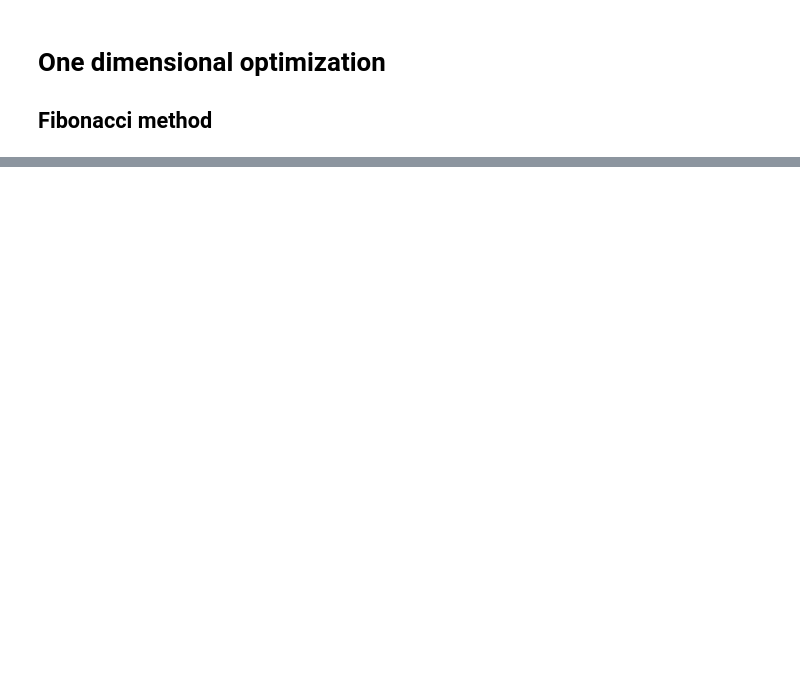
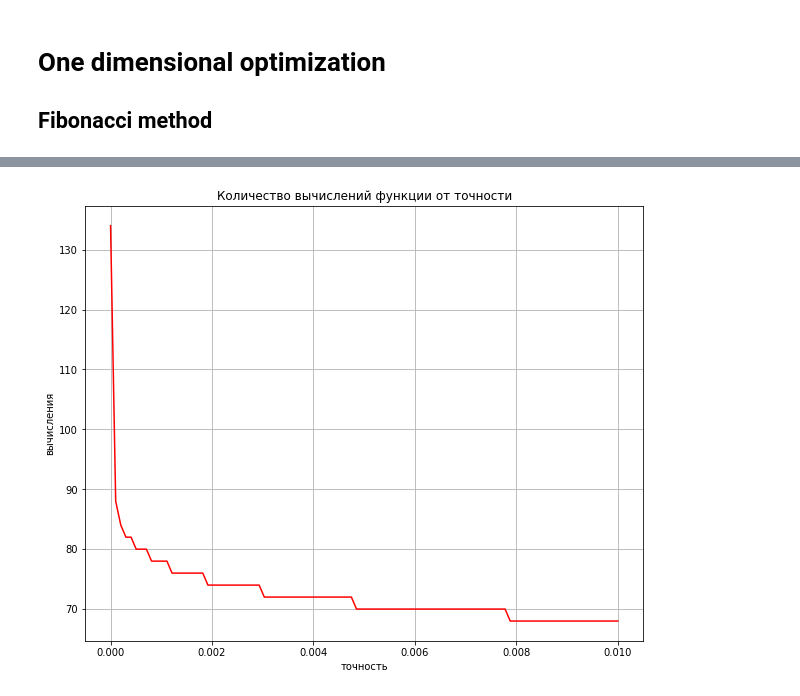
Before and after one commit to Egor200313/optimization, a Jupyter notebook: one_dim/fibonacci_method.ipynb, the cells around one changed output, grey strips where cells are left out. Drawn from its saved outputs; the diff is of its cells as text; code cells hidden in the pictures; blank space fills up the shorter version.

```diff
--- a/one_dim/fibonacci_method.ipynb
+++ b/one_dim/fibonacci_method.ipynb
@@ -44,0 +71,15 @@ plt.show()
+# %%
+comps = []
+for tol in tolerance:
+  result = optimize_one_dim(0.0, 100000.0, tol, iters, f)
+  comps.append(result['comp'])
+
+plt.figure(figsize=(10,8))
+plt.title("Количество вычислений функции от точности")
+plt.plot(tolerance, comps, c='red')
+plt.xlabel("точность")
+plt.ylabel("вычисления")
+plt.grid()
+plt.show()
+# %% [output]
+[figure, added]
```
Also changed, not shown: parts of 7 cells of this notebook.
